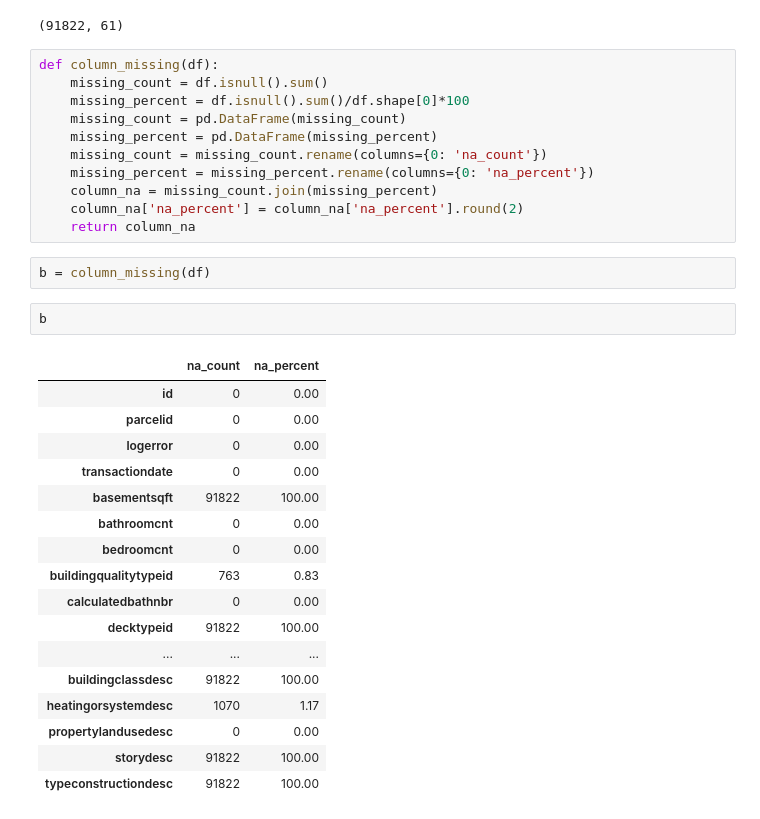
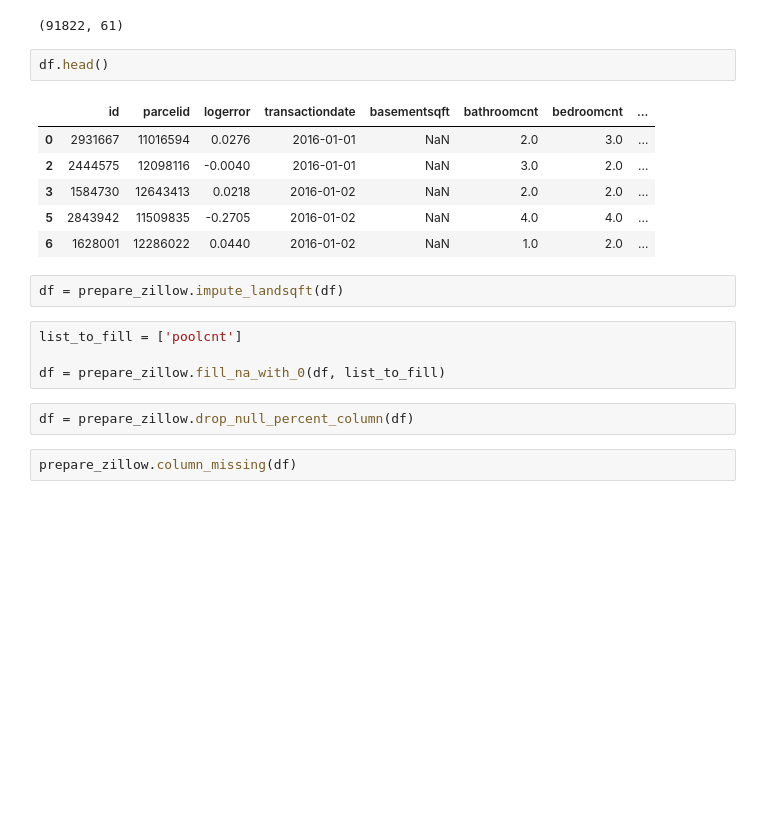
Before and after one commit to StevenGaris/ds-methodologies-exercises, a Jupyter notebook: clustering/zillow.ipynb, the cells around one changed output. Drawn from its saved outputs; the diff is of its cells as text; blank space fills up the shorter version.

```diff
--- a/clustering/zillow.ipynb
+++ b/clustering/zillow.ipynb
@@ -13,36 +26,22 @@ df = prepare_zillow.prep_zill()
 df.shape
 # %% [output]
 (91822, 61)
-# %%
-def column_missing(df):
-    missing_count = df.isnull().sum()
-    missing_percent = df.isnull().sum()/df.shape[0]*100
-    missing_count = pd.DataFrame(missing_count)
-    missing_percent = pd.DataFrame(missing_percent)
-    missing_count = missing_count.rename(columns={0: 'na_count'})
-    missing_percent = missing_percent.rename(columns={0: 'na_percent'})
-    column_na = missing_count.join(missing_percent)
-    column_na['na_percent'] = column_na['na_percent'].round(2)
-    return column_na
+# %%
+df.head()
+# %% [output]
+|  | id | parcelid | logerror | transactiondate | basementsqft | bathroomcnt | bedroomcnt | ... |
+| 0 | 2931667 | 11016594 | 0.0276 | 2016-01-01 | NaN | 2.0 | 3.0 | ... |
+| 2 | 2444575 | 12098116 | -0.0040 | 2016-01-01 | NaN | 3.0 | 2.0 | ... |
+| 3 | 1584730 | 12643413 | 0.0218 | 2016-01-02 | NaN | 2.0 | 2.0 | ... |
+| 5 | 2843942 | 11509835 | -0.2705 | 2016-01-02 | NaN | 4.0 | 4.0 | ... |
+| 6 | 1628001 | 12286022 | 0.0440 | 2016-01-02 | NaN | 1.0 | 2.0 | ... |
+# %%
+df = prepare_zillow.impute_landsqft(df)
+# %%
+list_to_fill = ['poolcnt']
+
+df = prepare_zillow.fill_na_with_0(df, list_to_fill)
+# %%
+df = prepare_zillow.drop_null_percent_column(df)
 # %%
-b = column_missing(df)
+prepare_zillow.column_missing(df)
-# %%
-b
-# %% [output]
-|  | na_count | na_percent |
-| id | 0 | 0.00 |
-| parcelid | 0 | 0.00 |
-| logerror | 0 | 0.00 |
-| transactiondate | 0 | 0.00 |
-| basementsqft | 91822 | 100.00 |
-| bathroomcnt | 0 | 0.00 |
-| bedroomcnt | 0 | 0.00 |
-| buildingqualitytypeid | 763 | 0.83 |
-| calculatedbathnbr | 0 | 0.00 |
-| decktypeid | 91822 | 100.00 |
-| ... | ... | ... |
-| buildingclassdesc | 91822 | 100.00 |
-| heatingorsystemdesc | 1070 | 1.17 |
-| propertylandusedesc | 0 | 0.00 |
-| storydesc | 91822 | 100.00 |
-| typeconstructiondesc | 91822 | 100.00 |
```
Also changed, not shown: parts of 21 cells of this notebook, 5 other files.
